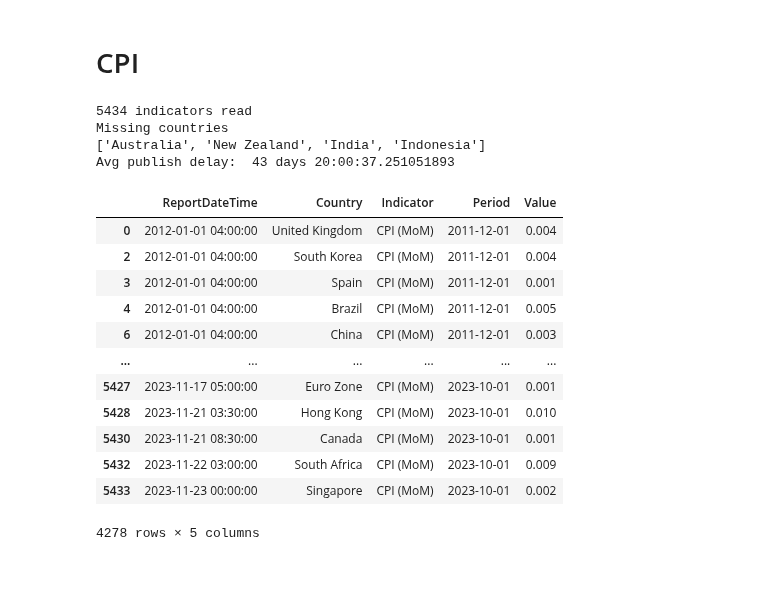
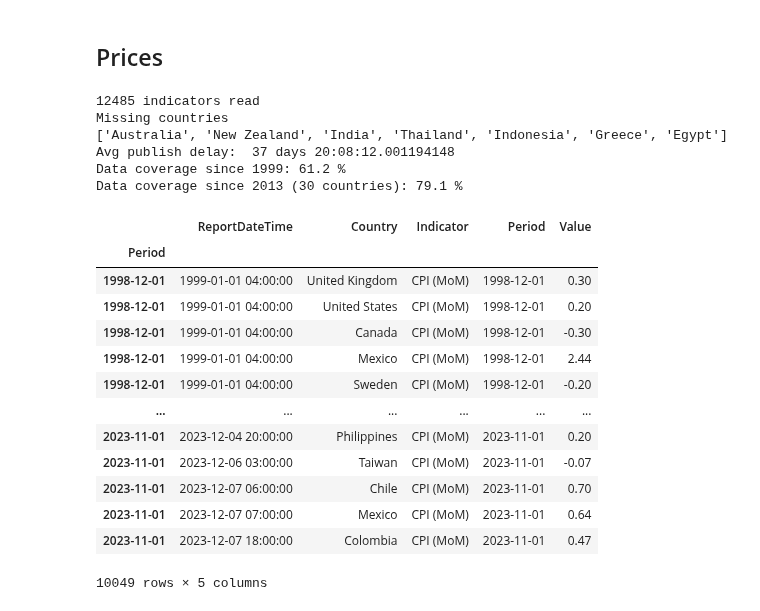
Before and after one commit to lharazin/TFM, a Jupyter notebook: Data/Investing_EconomicCalendar/calendar_preprocessing.ipynb, the cells around one changed output. Saved outputs shown, nothing was run; the diff lists cells and outputs as text; code cells hidden in the pictures; blank space fills up the shorter version.

```diff
--- a/Data/Investing_EconomicCalendar/calendar_preprocessing.ipynb
+++ b/Data/Investing_EconomicCalendar/calendar_preprocessing.ipynb
@@ -269,26 +140,29 @@ preprocessor.transform_to_countries_df(unemployment_rate, freq='M')
 # %% [markdown]
-# CPI
+## Prices
 # %%
-cpi_mom = preprocessor.process_monthly_indicator(indicator='CPI (MoM)')
+cpi_mom = preprocessor.process_monthly_indicator('CPI (MoM)')
 cpi_mom
 # %% [output]
-5434 indicators read
+12485 indicators read
 Missing countries
-['Australia', 'New Zealand', 'India', 'Indonesia']
-Avg publish delay:  43 days 20:00:37.251051893
+['Australia', 'New Zealand', 'India', 'Thailand', 'Indonesia', 'Greece', 'Egypt']
+Avg publish delay:  37 days 20:08:12.001194148
+Data coverage since 1999: 61.2 %
+Data coverage since 2013 (30 countries): 79.1 %
 |  | ReportDateTime | Country | Indicator | Period | Value |
-| 0 | 2012-01-01 04:00:00 | United Kingdom | CPI (MoM) | 2011-12-01 | 0.004 |
-| 2 | 2012-01-01 04:00:00 | South Korea | CPI (MoM) | 2011-12-01 | 0.004 |
-| 3 | 2012-01-01 04:00:00 | Spain | CPI (MoM) | 2011-12-01 | 0.001 |
-| 4 | 2012-01-01 04:00:00 | Brazil | CPI (MoM) | 2011-12-01 | 0.005 |
-| 6 | 2012-01-01 04:00:00 | China | CPI (MoM) | 2011-12-01 | 0.003 |
+| Period |  |  |  |  |  |
+| 1998-12-01 | 1999-01-01 04:00:00 | United Kingdom | CPI (MoM) | 1998-12-01 | 0.30 |
+| 1998-12-01 | 1999-01-01 04:00:00 | United States | CPI (MoM) | 1998-12-01 | 0.20 |
+| 1998-12-01 | 1999-01-01 04:00:00 | Canada | CPI (MoM) | 1998-12-01 | -0.30 |
+| 1998-12-01 | 1999-01-01 04:00:00 | Mexico | CPI (MoM) | 1998-12-01 | 2.44 |
+| 1998-12-01 | 1999-01-01 04:00:00 | Sweden | CPI (MoM) | 1998-12-01 | -0.20 |
 | ... | ... | ... | ... | ... | ... |
-| 5427 | 2023-11-17 05:00:00 | Euro Zone | CPI (MoM) | 2023-10-01 | 0.001 |
-| 5428 | 2023-11-21 03:30:00 | Hong Kong | CPI (MoM) | 2023-10-01 | 0.010 |
-| 5430 | 2023-11-21 08:30:00 | Canada | CPI (MoM) | 2023-10-01 | 0.001 |
-| 5432 | 2023-11-22 03:00:00 | South Africa | CPI (MoM) | 2023-10-01 | 0.009 |
-| 5433 | 2023-11-23 00:00:00 | Singapore | CPI (MoM) | 2023-10-01 | 0.002 |
+| 2023-11-01 | 2023-12-04 20:00:00 | Philippines | CPI (MoM) | 2023-11-01 | 0.20 |
+| 2023-11-01 | 2023-12-06 03:00:00 | Taiwan | CPI (MoM) | 2023-11-01 | -0.07 |
+| 2023-11-01 | 2023-12-07 06:00:00 | Chile | CPI (MoM) | 2023-11-01 | 0.70 |
+| 2023-11-01 | 2023-12-07 07:00:00 | Mexico | CPI (MoM) | 2023-11-01 | 0.64 |
+| 2023-11-01 | 2023-12-07 18:00:00 | Colombia | CPI (MoM) | 2023-11-01 | 0.47 |
-4278 rows × 5 columns
+10049 rows × 5 columns
 # %%
 preprocessor.transform_to_countries_df(cpi_mom, freq='M')
 # %% [output]
```
Also changed, not shown: parts of 49 cells of this notebook, 14 other files.
